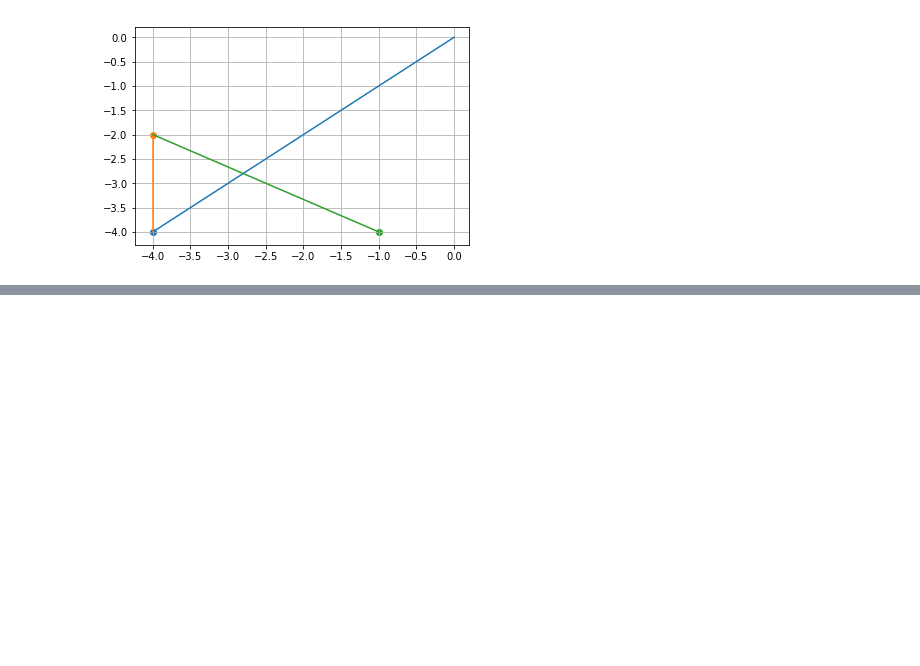
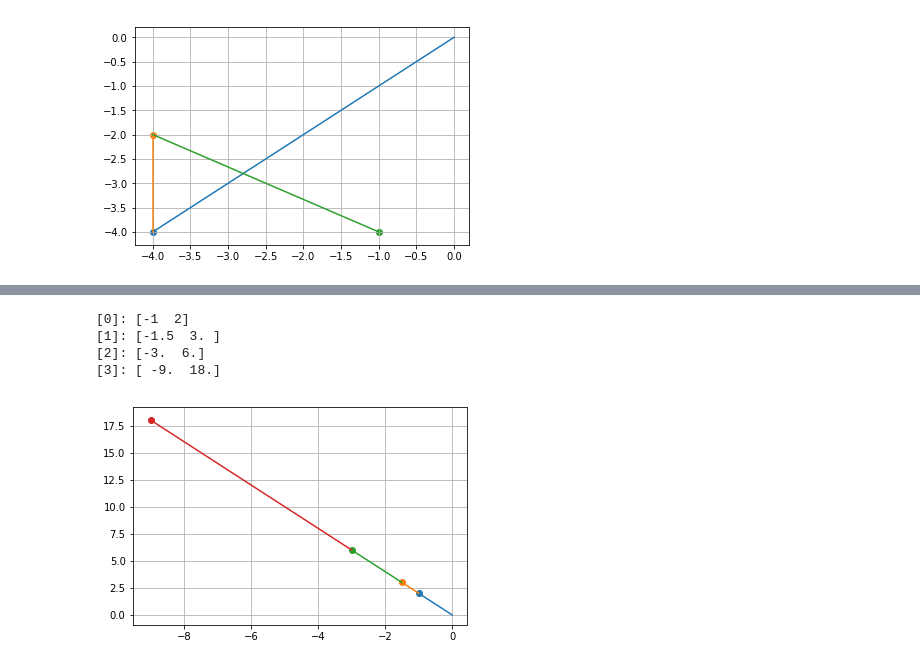
Before and after one commit to AndersonJo/machine-learning, a Jupyter notebook: Mathematics/2020 Linear Algebra/001 Vector.ipynb, the cells around one changed output, grey strips where cells are left out. Drawn from its saved outputs; the diff is of its cells as text; code cells hidden in the pictures; blank space fills up the shorter version.

```diff
--- a/Mathematics/2020 Linear Algebra/001 Vector.ipynb
+++ b/Mathematics/2020 Linear Algebra/001 Vector.ipynb
@@ -57,0 +101,8 @@ visualize_add([-4, -4], [0, 2], [3, -2])
+# %%
+visualize_multiply_by_scalar([-1, 2], 1.5, 2, 3)
+# %% [output]
+[0]: [-1  2]
+[1]: [-1.5  3. ]
+[2]: [-3.  6.]
+[3]: [ -9.  18.]
+[figure, added]
```
Also changed, not shown: parts of 13 cells of this notebook, 3 other files.
